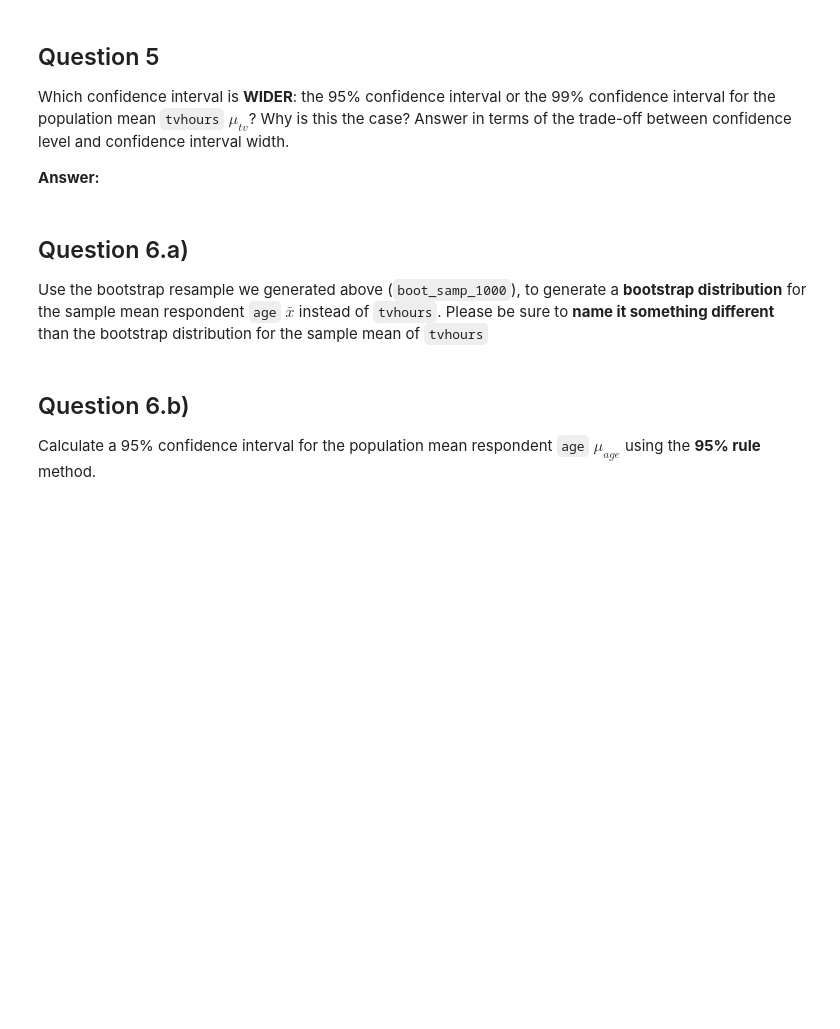
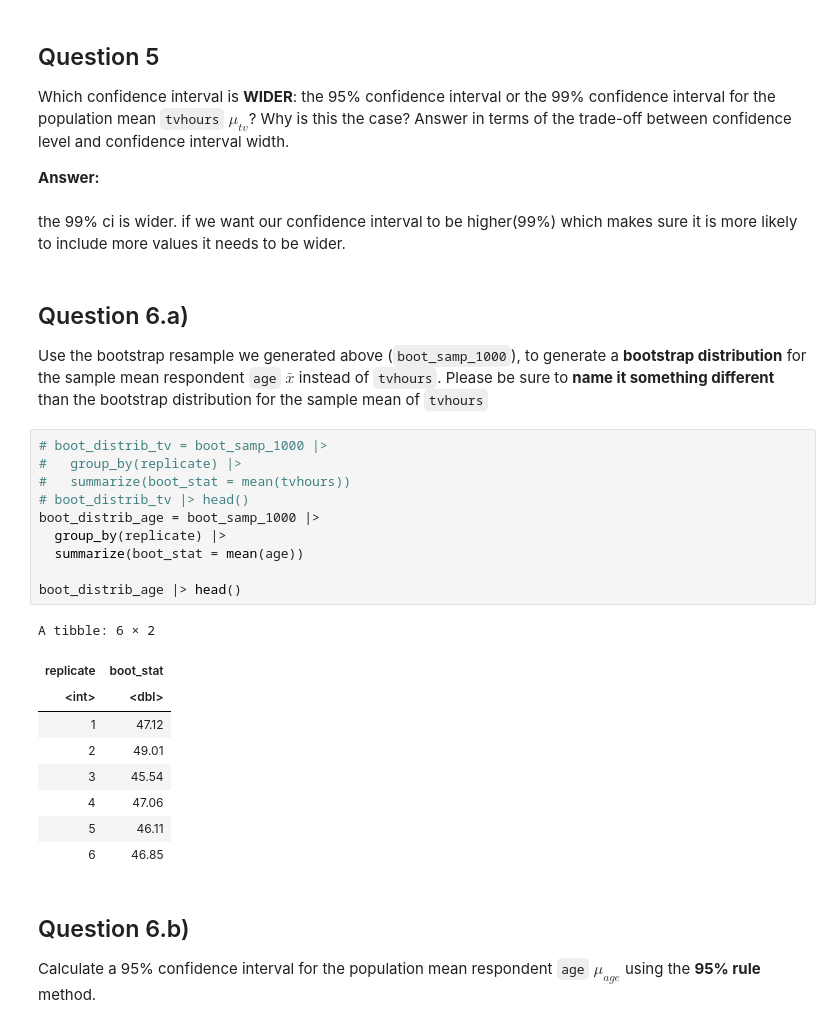
Before and after one commit to UNC-DATA-730/unit-8-assignment-dameyer, a Jupyter notebook: assignment8.ipynb, the cells around one changed output. Cells and saved outputs as stored; diff of their text form; blank space fills up the shorter version.

```diff
--- a/assignment8.ipynb
+++ b/assignment8.ipynb
@@ -328,6 +360,8 @@ $\mu_{tv}$? Why is this the case? Answer in terms of the trade-off
 between confidence level and confidence interval width.
 
 **Answer:**
+# %% [markdown]
+the 99% ci is wider. if we want our confidence interval to be higher(99%) which makes sure it is more likely to include more values it needs to be wider.
 # %% [markdown]
 ## Question 6.a)
 
@@ -336,6 +370,26 @@ generate a **bootstrap distribution** for the sample mean respondent
 `age` $\bar{x}$ instead of `tvhours`. Please be sure to **name it
 something different** than the bootstrap distribution for the sample
 mean of `tvhours`
+# %%
+# boot_distrib_tv = boot_samp_1000 |>
+#   group_by(replicate) |>
+#   summarize(boot_stat = mean(tvhours))
+# boot_distrib_tv |> head()
+boot_distrib_age = boot_samp_1000 |>
+  group_by(replicate) |>
+  summarize(boot_stat = mean(age))
+
+boot_distrib_age |> head()
+# %% [output]
+A tibble: 6 × 2
+| replicate | boot_stat |
+| <int> | <dbl> |
+| 1 | 47.12 |
+| 2 | 49.01 |
+| 3 | 45.54 |
+| 4 | 47.06 |
+| 5 | 46.11 |
+| 6 | 46.85 |
 # %% [markdown]
 ## Question 6.b)
 
```
Also changed, not shown: parts of 10 cells of this notebook.
